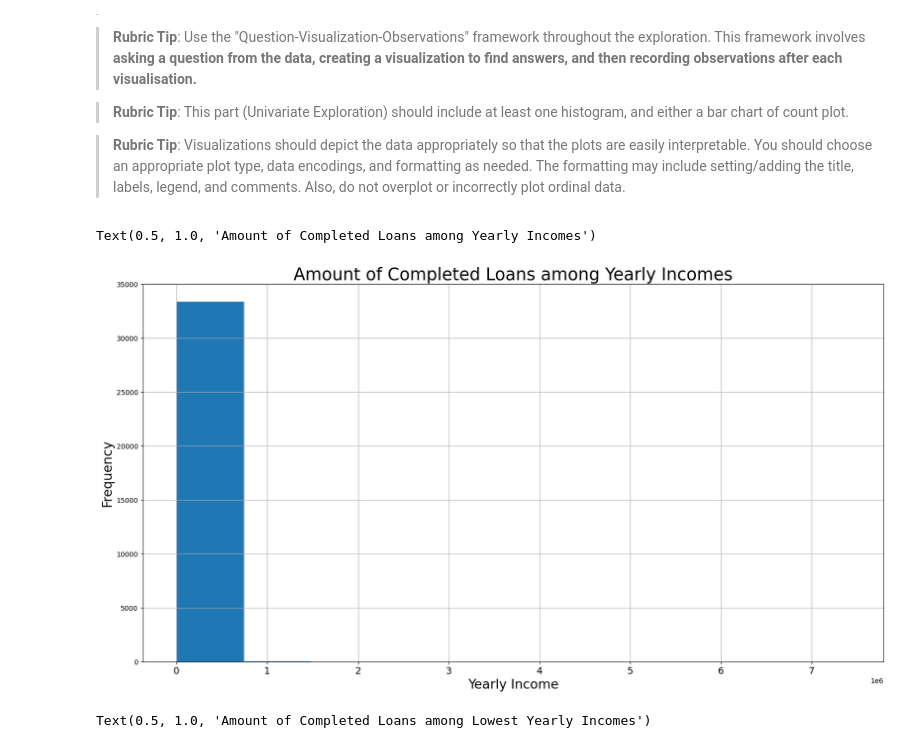
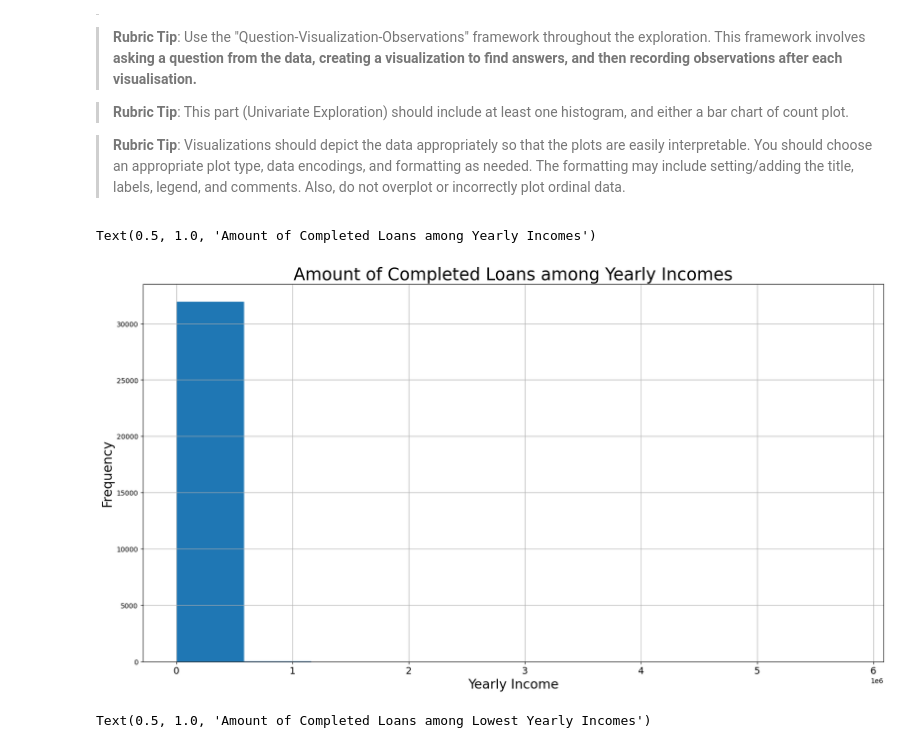
Before and after one commit to jwGitHub9860/Communicate_Data_Findings, a Jupyter notebook: Part_I_exploration_template.ipynb, the cells around one changed output. Drawn from its saved outputs; the diff is of its cells as text; code cells hidden in the pictures.

```diff
--- a/Part_I_exploration_template.ipynb
+++ b/Part_I_exploration_template.ipynb
@@ -204,34 +204,43 @@ df_prosper_loan_data["CreditScore"] = df_prosper_loan_data[["CreditScoreRangeLow
 credit_score_range_condition = df_prosper_loan_data[(df_prosper_loan_data["CreditScore"] < 300) | (df_prosper_loan_data["CreditScore"] > 850)].index # used ".index" because condition will be used under "index" section in ".drop"
 
 # drops rows that have Credit Scores that are NOT within 300-850
 df_prosper_loan_data.drop(credit_score_range_condition, inplace=True) # MUST USE "inplace=True" TO ENSURE DATA FRAME IS MODIFIED
 
+# condition that checks if Loan Terms are either 24, 36, 48, 60, 72 or 84
+loan_term_range_condition = df_prosper_loan_data[(df_prosper_loan_data["Term"] != 24) & (df_prosper_loan_data["Term"] != 36) & (df_prosper_loan_data["Term"] != 48) & (df_prosper_loan_data["Term"] != 60) & (df_prosper_loan_data["Term"] != 72) & (df_prosper_loan_data["Term"] != 84)].index # used ".index" because condition will be used under "index" section in ".drop"
+
+# drops rows that have Loan Terms that are NOT either 24, 36, 48, 60, 72 or 84
+df_prosper_loan_data.drop(loan_term_range_condition, inplace=True) # MUST USE "inplace=True" TO ENSURE DATA FRAME IS MODIFIED
+
+
+
+
 # -------------------- REMOVE THIS LINE LATER
 
 # Code for creating new dataframe with Completed Loans ONLY for histogram
 # creates dataframe with completed loans
 df_prosper_complete_loans_data = df_prosper_loan_data[df_prosper_loan_data["LoanStatus"] == 'Completed']
 
 # creates dataframe with "LoanStatus" & "YearlyIncome" columns of completed loans ONLY
 df_prosper_complete_loans_and_yearly_incomes_data = df_prosper_complete_loans_data[["LoanStatus", "YearlyIncome"]]
 
 # -------------------- REMOVE THIS LINE LATER
 
 # Code for creating histogram
 # creates & displays histogram for "df_prosper_loan_data"
 df_prosper_complete_loans_and_yearly_incomes_data.hist(xlabelsize=14, figsize=(19.5,10))
 
 # adds x-axis label to histogram
 plt.xlabel('Yearly Income', fontsize=19)
 
 # adds y-axis label to histogram
 plt.ylabel('Frequency', fontsize=19)
 
 # adds title to histogram
 plt.title('Amount of Completed Loans among Yearly Incomes', fontsize=25)
 # %% [output]
 Text(0.5, 1.0, 'Amount of Completed Loans among Yearly Incomes')
-[figure, old version]
+[figure, new version]
 # %%
 # filters out yearly incomes less than or equal to 1000000
 lowest_yearly_incomes_data = df_prosper_complete_loans_data[df_prosper_complete_loans_data["YearlyIncome"] <= 1000000]
```
Also changed, not shown: parts of 5 cells of this notebook.
